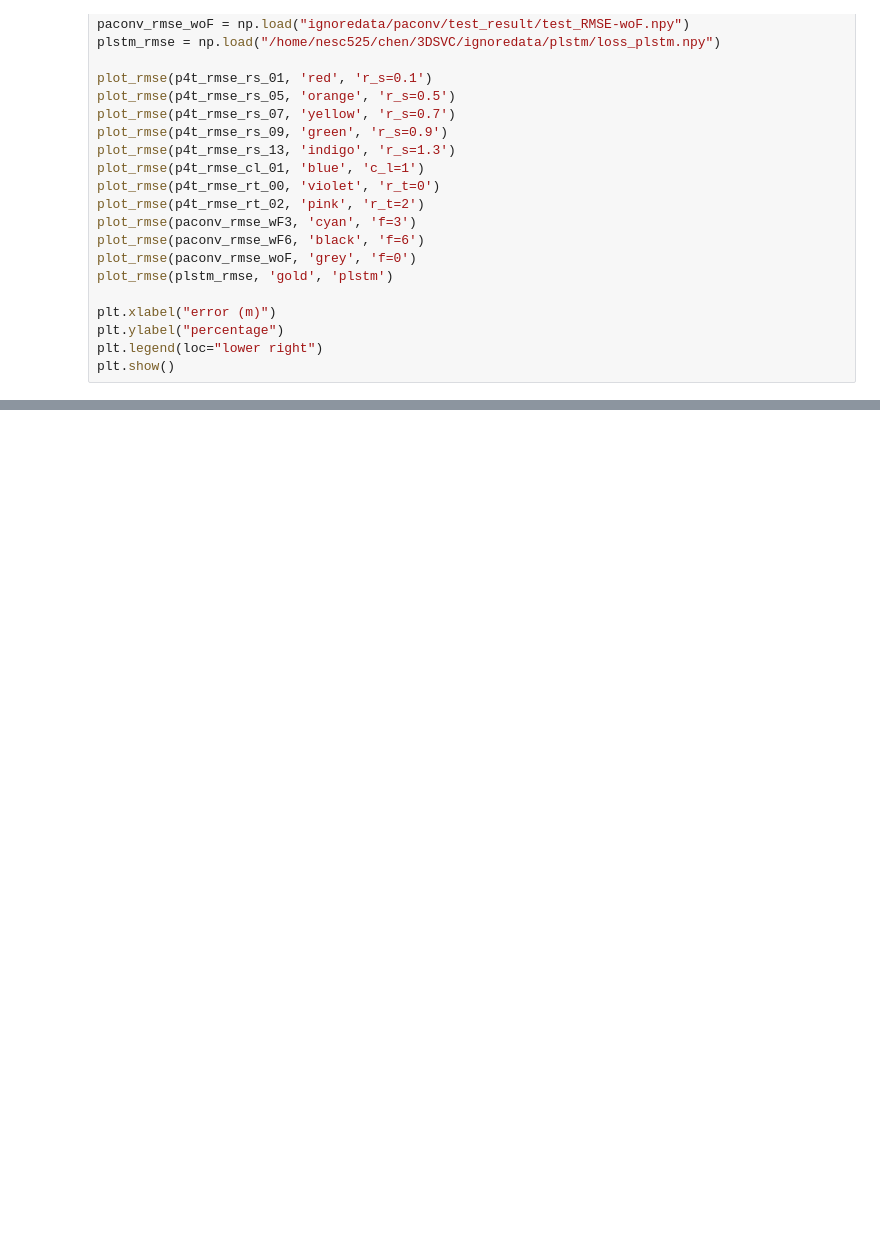
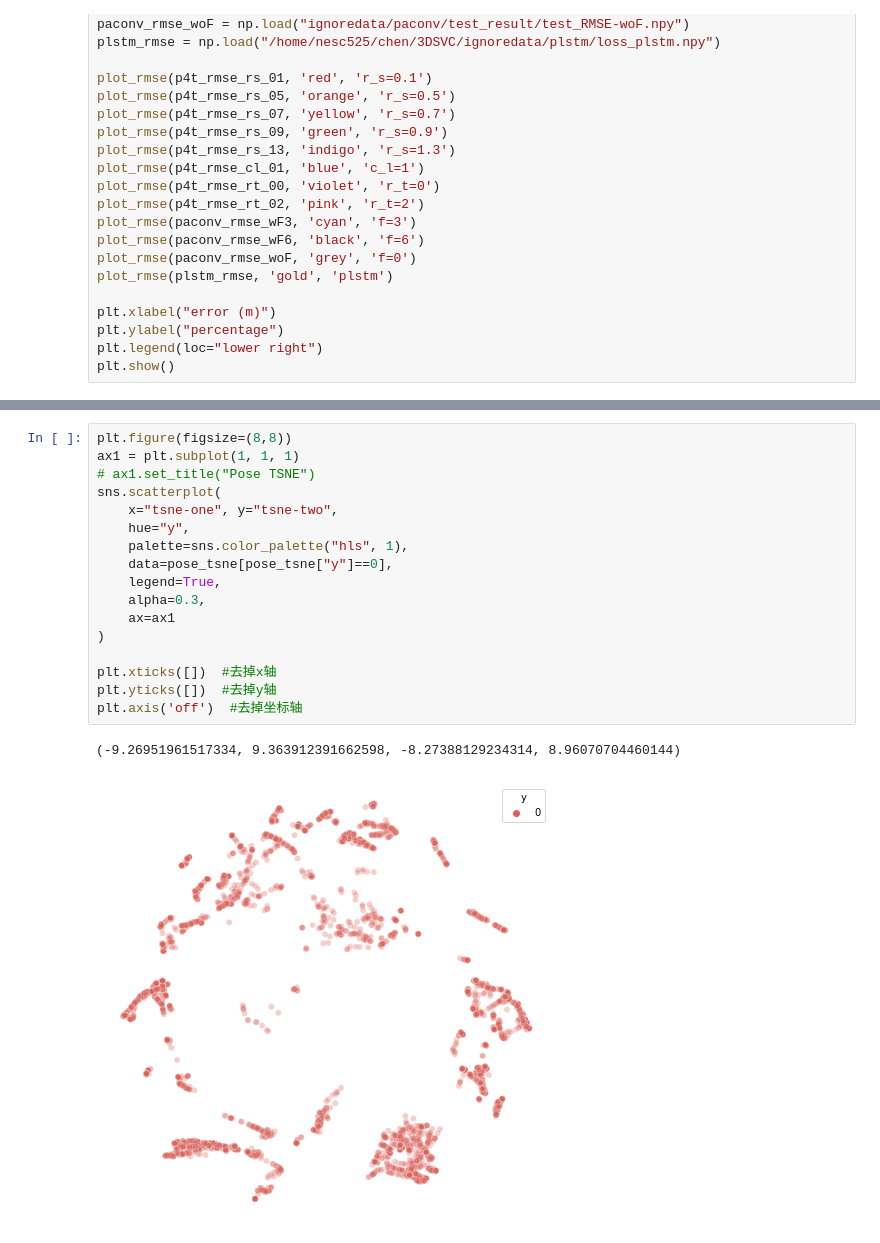
Before and after one commit to blue-blue-patpat/fusion_seg, a Jupyter notebook: run_visualization.ipynb, the cells around one changed output, grey strips where cells are left out. Drawn from its saved outputs; the diff is of its cells as text; blank space fills up the shorter version.

```diff
--- a/run_visualization.ipynb
+++ b/run_visualization.ipynb
@@ -114,0 +704,20 @@ plt.show()
+# %%
+plt.figure(figsize=(8,8))
+ax1 = plt.subplot(1, 1, 1)
+# ax1.set_title("Pose TSNE")
+sns.scatterplot(
+    x="tsne-one", y="tsne-two",
+    hue="y",
+    palette=sns.color_palette("hls", 1),
+    data=pose_tsne[pose_tsne["y"]==0],
+    legend=True,
+    alpha=0.3,
+    ax=ax1
+)
+
+plt.xticks([])  #去掉x轴
+plt.yticks([])  #去掉y轴
+plt.axis('off')  #去掉坐标轴
+# %% [output]
+(-9.26951961517334, 9.363912391662598, -8.27388129234314, 8.96070704460144)
+[figure, added]
```
Also changed, not shown: parts of 44 cells of this notebook, 17 other files.
